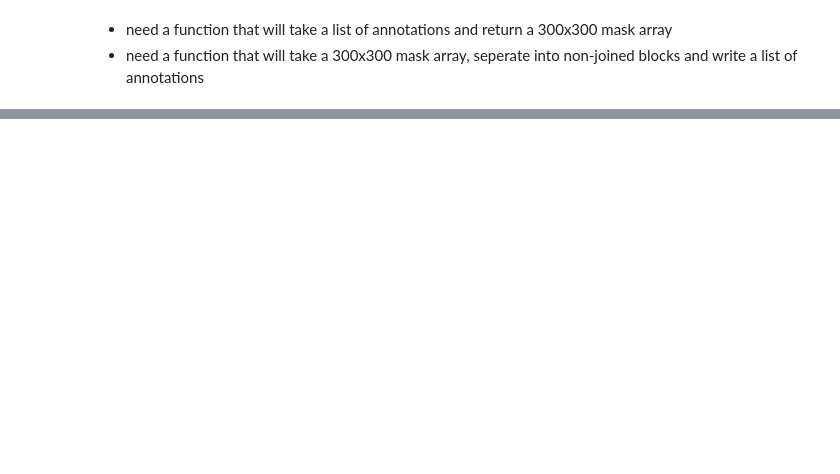
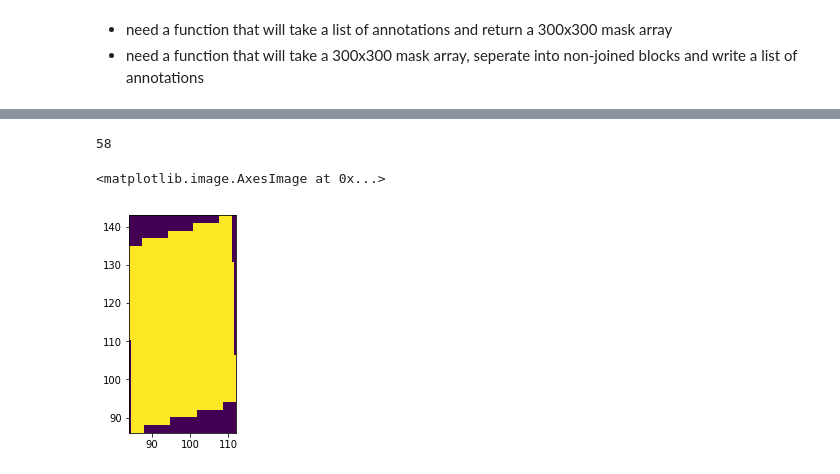
Before and after one commit to josh-gree/crowdAI_mapping_challange, a Jupyter notebook: scratch/scratch001.ipynb, the cells around one changed output, grey strips where cells are left out. Saved outputs shown, nothing was run; the diff lists cells and outputs as text; code cells hidden in the pictures; blank space fills up the shorter version.

```diff
--- a/scratch/scratch001.ipynb
+++ b/scratch/scratch001.ipynb
@@ -111,0 +176,10 @@ show_img_annotated(counts[counts > 16].index[24],val_dir_ims,small_annotation_df
+# %%
+def create_mask_array(annotations):
+    img = Image.new('L', (width, height), 0)
+    for polygon in annotations:
+        ImageDraw.Draw(img).polygon(polygon[0], outline=1, fill=1)
+    mask = numpy.array(img)
+
+    return mask
+# %%
+x = create_mask_array(list(small_annotation_df.query(f'image_id == {counts[counts > 16].index[-8]}').segmentation.values))
@@ -111,0 +188,6 @@ show_img_annotated(counts[counts > 16].index[24],val_dir_ims,small_annotation_df
+# %%
+objs = find_objects(label(x)[0])
+# %%
+objs[0][0].stop
+# %% [output]
+58
@@ -111,0 +196,5 @@ show_img_annotated(counts[counts > 16].index[24],val_dir_ims,small_annotation_df
+# %%
+plt.imshow(mask[objs[5]],extent=[objs[5][0].start,objs[5][0].stop,objs[5][1].start,objs[5][1].stop])
+# %% [output]
+<matplotlib.image.AxesImage at 0x...>
+[figure, added]
```
Also changed, not shown: parts of 20 cells of this notebook, 4 other files.
